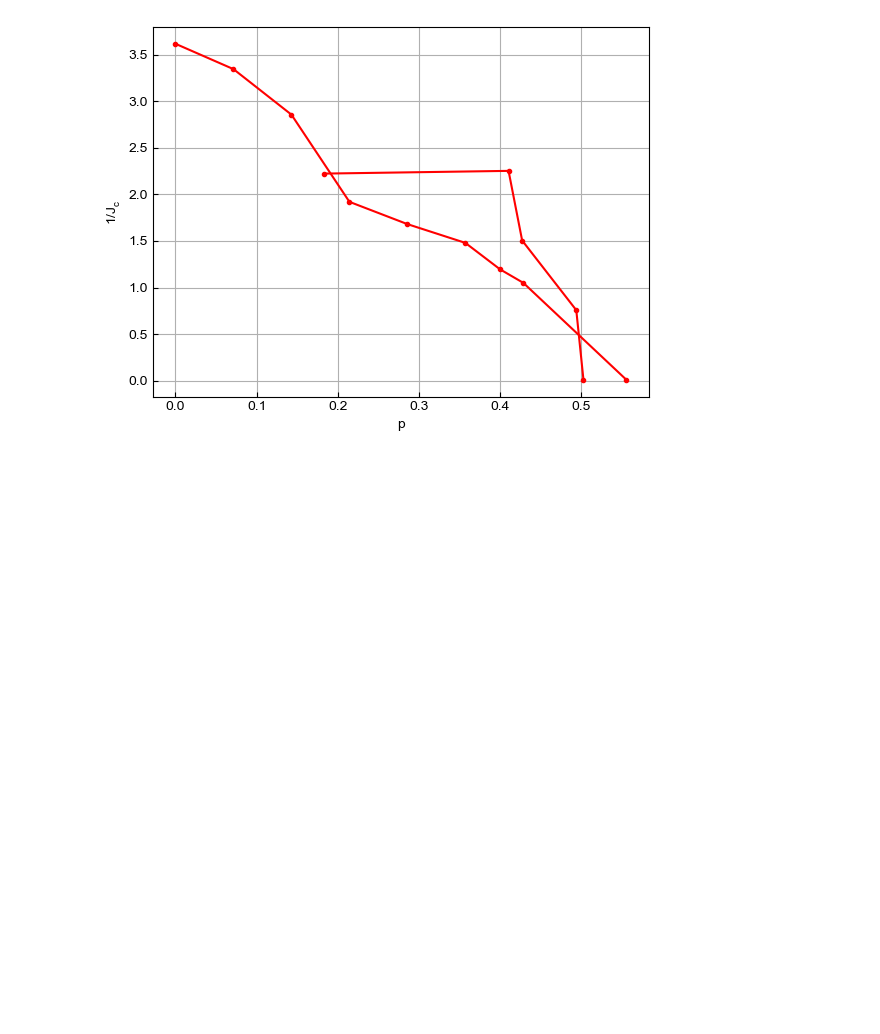
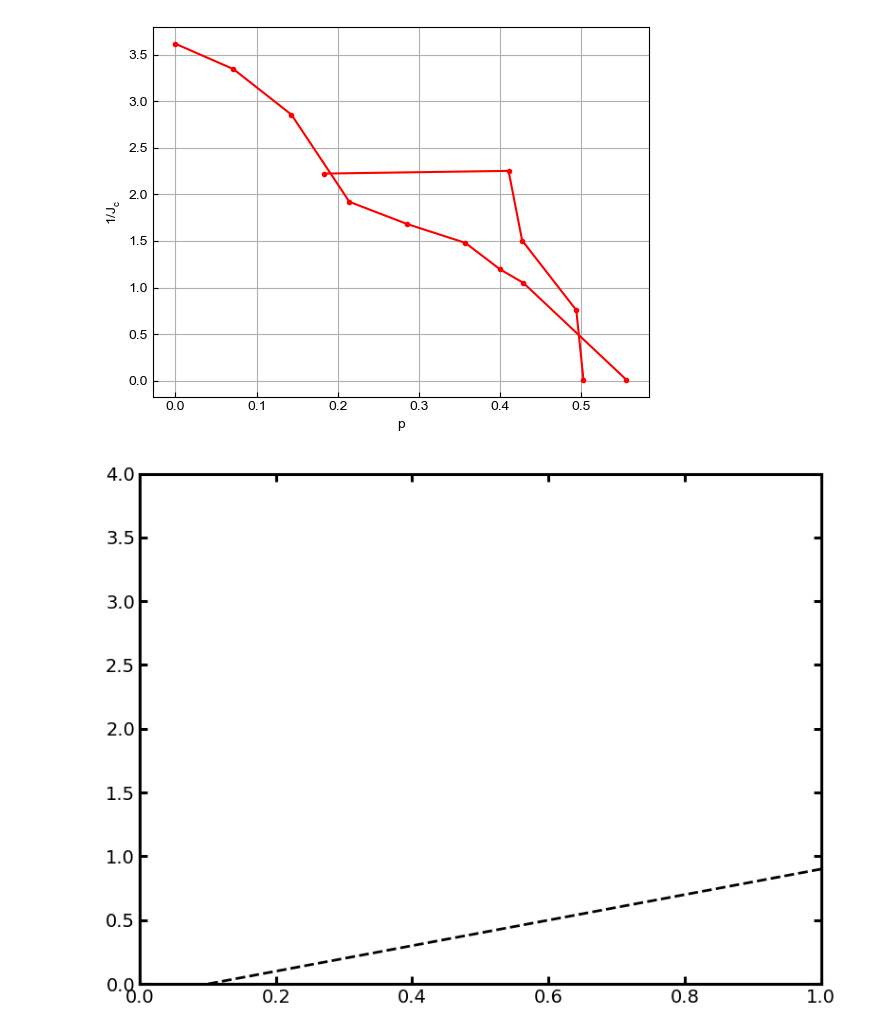
Before and after one commit to erbilcanartun/long-range-ising-chain, a Jupyter notebook: notebooks/plot_data.ipynb, the cells around one changed output. Cells and saved outputs as stored; diff of their text form; code cells hidden in the pictures; blank space fills up the shorter version.

```diff
--- a/notebooks/plot_data.ipynb
+++ b/notebooks/plot_data.ipynb
@@ -439,3 +439,31 @@ plt.grid(False)
 plt.show()
 # %% [output]
 [figure]
+# %%
+import numpy as np
+import matplotlib.pyplot as plt
+
+# Set up figure
+plt.rcParams['axes.linewidth'] = 2.2  # Axis line width
+plt.rcParams['xtick.major.width'] = 2.2  # X-tick line width
+plt.rcParams['ytick.major.width'] = 2.2  # Y-tick line width
+plt.rcParams['text.usetex'] = False
+plt.rcParams['font.family'] = 'DejaVu Sans' #'Arial'
+plt.rcParams.update({'mathtext.default': 'regular'})
+
+fig, ax = plt.subplots(1, 1, figsize=(8, 6))
+ax.grid(False)
+ax.set_xlim(0, 1)
+ax.set_ylim(0, 4)
+ax.tick_params(axis='both', which='major', labelsize=14, length=6, direction='in',
+               bottom=True, top=True, left=True, right=True)
+
+a_vals = np.linspace(0, 1, 100)
+y_vals = a_vals - .1
+ax.plot(a_vals, y_vals, linestyle='--', color='black', linewidth=2, label='y = a - 1')
+
+fig.tight_layout()
+#plt.savefig('../figures/plain_phase_diagram.png', bbox_inches='tight')
+plt.show()
+# %% [output]
+[figure, added]
```
Also changed, not shown: parts of 1 cell of this notebook, 4 other files.
